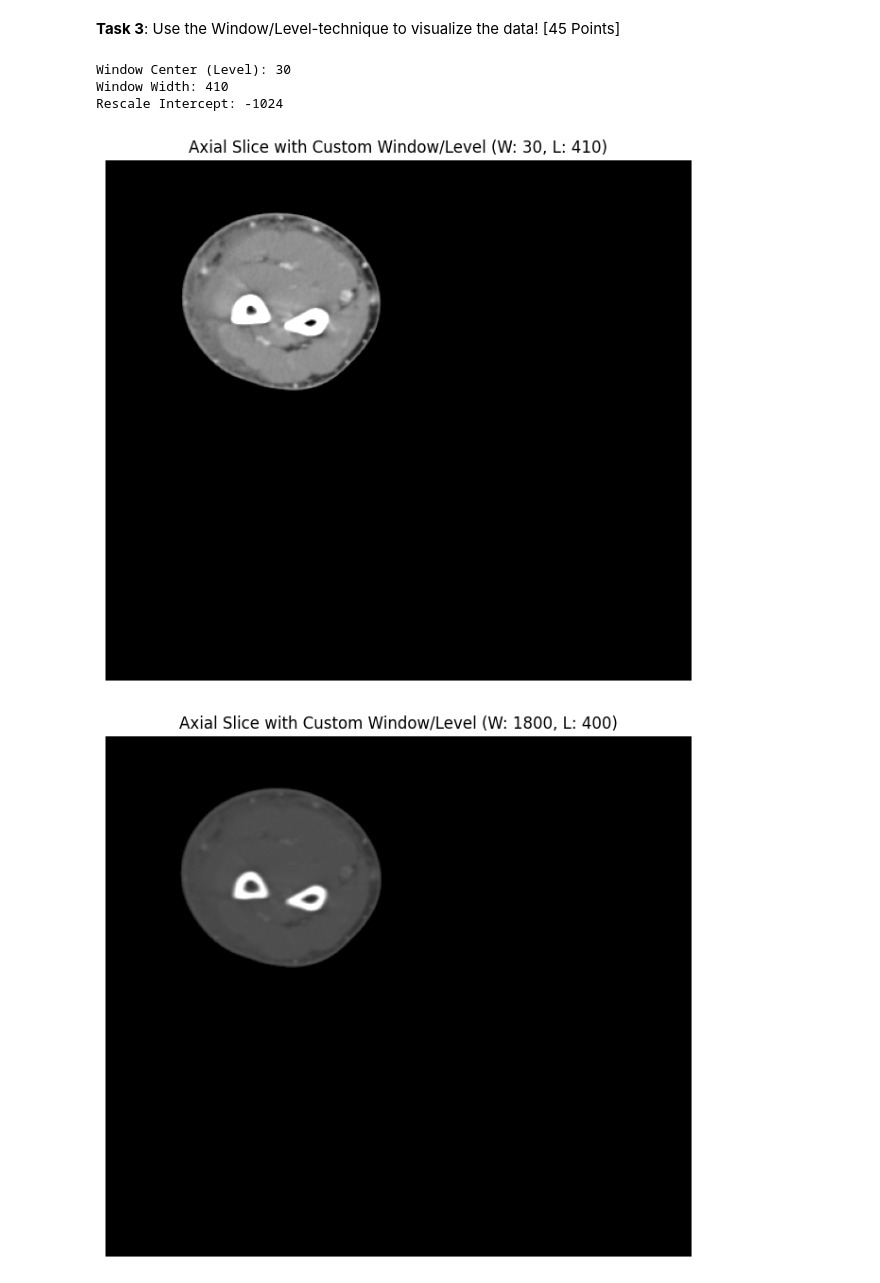
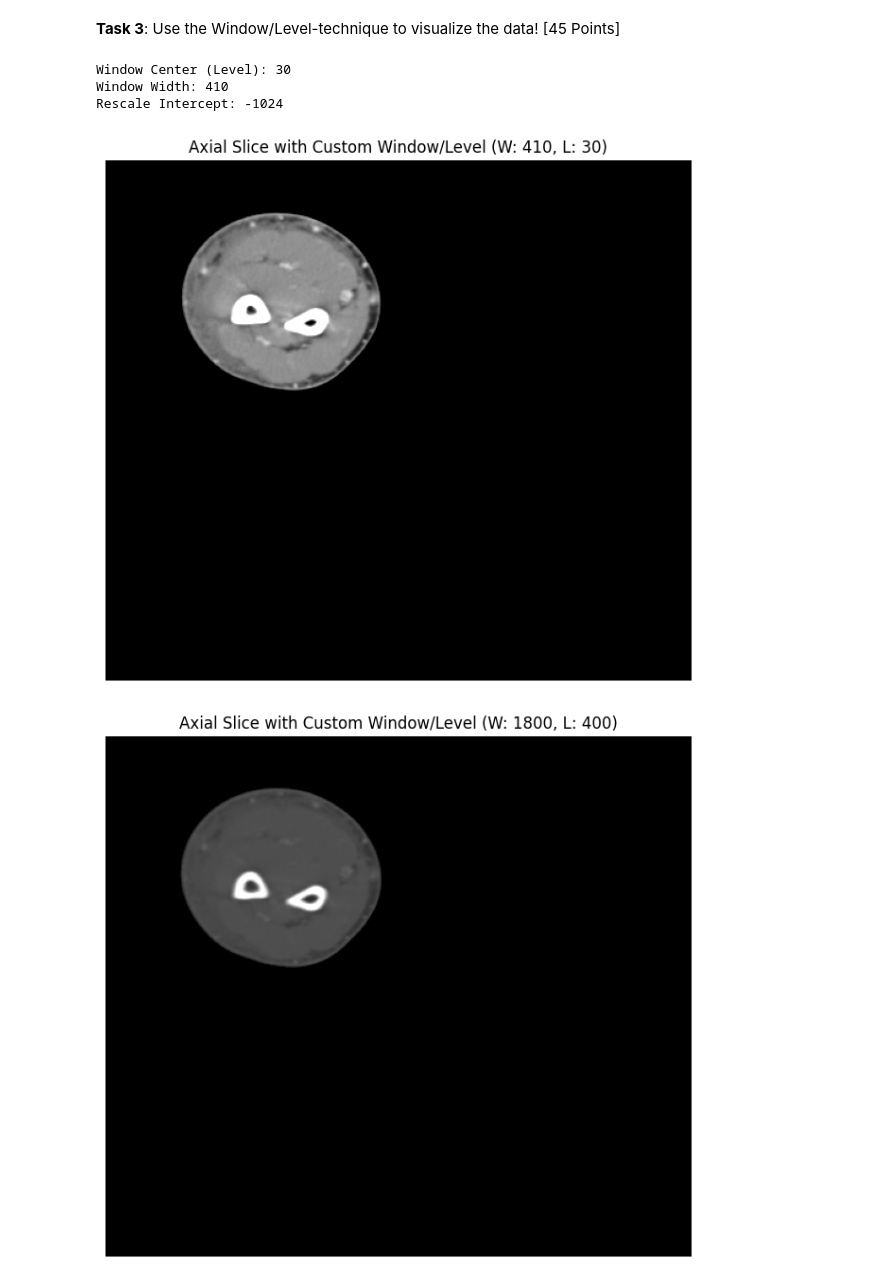
Before and after one commit to ElFL4/cs666student, a Jupyter notebook: CS666_Assignment_6.ipynb, the cells around one changed output. Saved outputs shown, nothing was run; the diff lists cells and outputs as text; code cells hidden in the pictures.

```diff
--- a/CS666_Assignment_6.ipynb
+++ b/CS666_Assignment_6.ipynb
@@ -158,33 +158,33 @@ plt.show()
 # %%
 ds = dcmread(ListOfDICOM[0])
 
 window_center = ds[0x0028, 0x1050].value
 window_width = ds[0x0028, 0x1051].value
 rescale_intercept = ds[0x0028, 0x1052].value
 
 if isinstance(window_center, list):
     window_center = window_center[0]
 if isinstance(window_width, list):
     window_width = window_width[0]
 
 print(f"Window Center (Level): {window_center}")
 print(f"Window Width: {window_width}")
 print(f"Rescale Intercept: {rescale_intercept}")
 
 hu_pixels = ArrayDicom[ArrayDicom.shape[0] // 2, :, :] + rescale_intercept
 vmin = window_center - window_width / 2
 vmax = window_center + window_width / 2
 
 plt.figure(figsize=(8, 8))
 plt.imshow(hu_pixels, cmap='gray', vmin=vmin, vmax=vmax)
-plt.title(f'Axial Slice with Custom Window/Level (W: {window_center}, L: {window_width})')
+plt.title(f'Axial Slice with Custom Window/Level (W: {window_width}, L: {window_center})')
 plt.axis('off')
 plt.show()
 # %% [output]
 Window Center (Level): 30
 Window Width: 410
 Rescale Intercept: -1024
-[figure, old version]
+[figure, new version]
 # %%
 # 2) Play around with different Window/Level values that enhance
 # the visualization.
```
Also changed, not shown: parts of 1 cell of this notebook.
